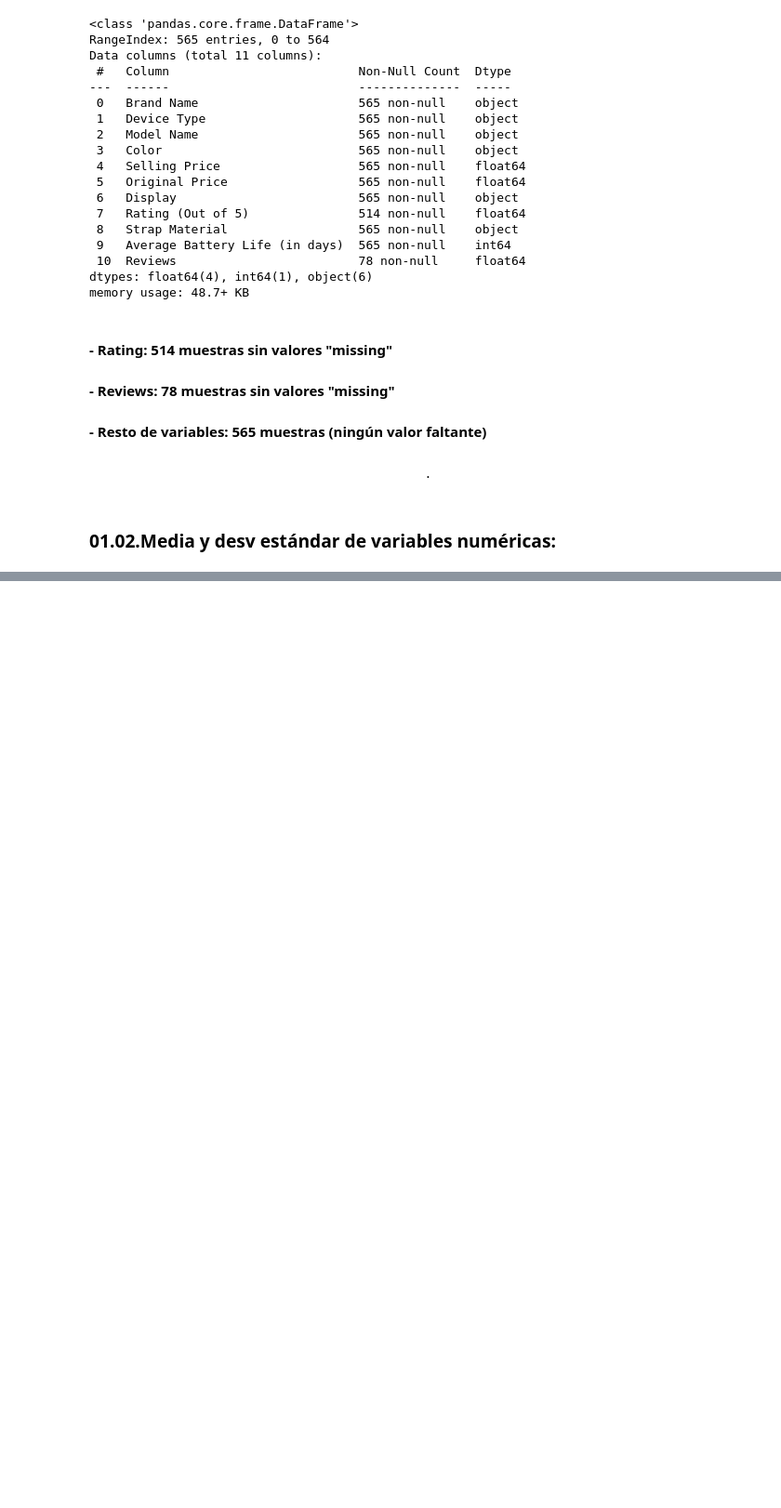
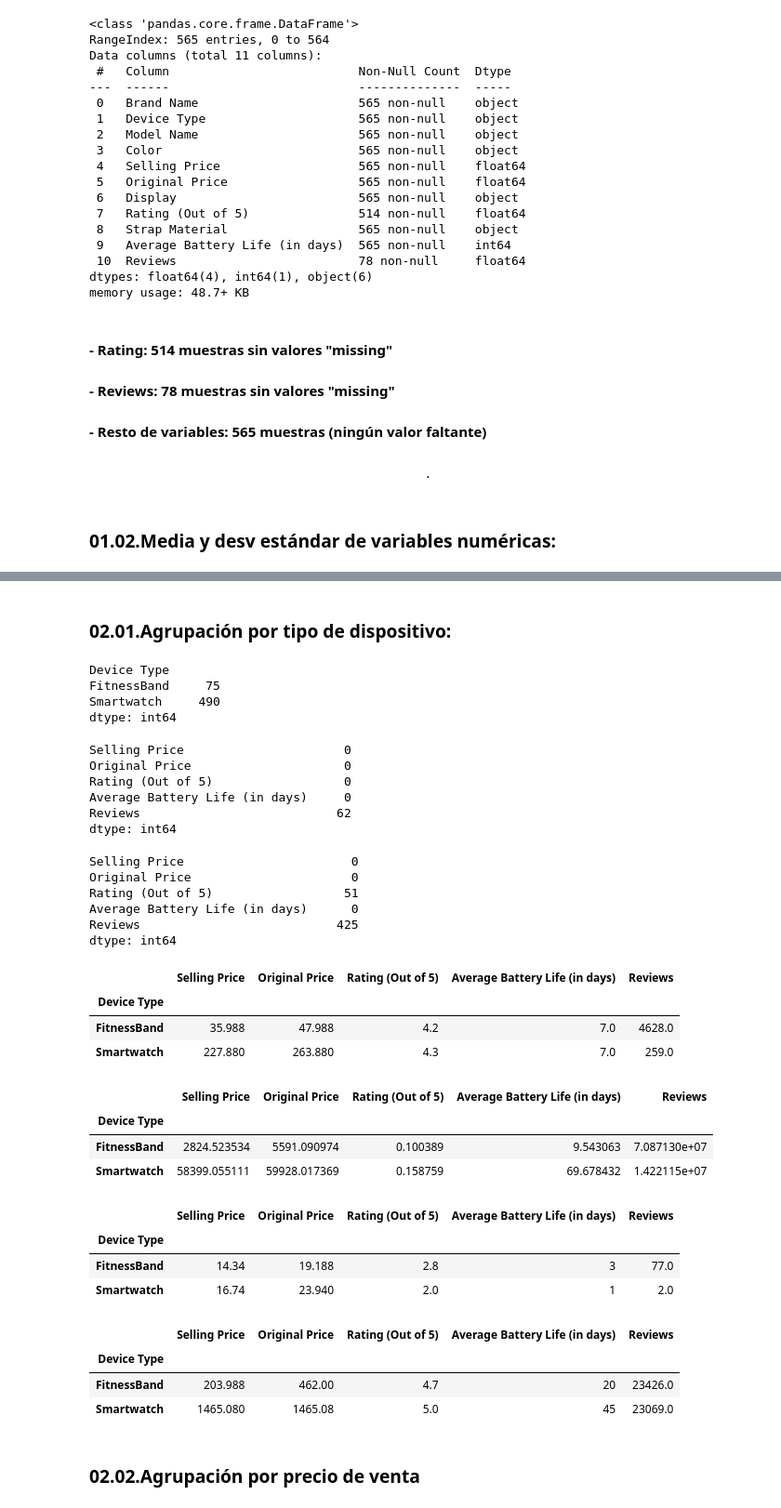
Before and after one commit to AlvaroSimonMerino/TrainingPython, a Jupyter notebook: 01_Python/01_PracticaPython/02_Codigo/PracticaPython_POCD.ipynb, the cells around one changed output, grey strips where cells are left out. Shown at 93% size. Drawn from its saved outputs; the diff is of its cells as text; code cells hidden in the pictures; blank space fills up the shorter version.

```diff
--- a/01_Python/01_PracticaPython/02_Codigo/PracticaPython_POCD.ipynb
+++ b/01_Python/01_PracticaPython/02_Codigo/PracticaPython_POCD.ipynb
@@ -213,0 +226,71 @@ valnum_df
+# %% [markdown]
+### 02.01.Agrupación por tipo de dispositivo:  <a class="anchor" id="02.01.Agrupación-por-tipo-de-dispositivo:"></a>
+# %%
+# Usamos la función groupby() para agrupar los datos en función al tipo de dispositivo
+dev = fitness_df.groupby("Device Type")
+dev_fb = fitness_df[fitness_df["Device Type"] == "FitnessBand"]
+dev_sw = fitness_df[fitness_df["Device Type"] == "Smartwatch"]
+
+# Y ahora imprimimos los estadisticos
+# %%
+# Número de observaciones
+dev.size()
+# %% [output]
+Device Type
+FitnessBand     75
+Smartwatch     490
+dtype: int64
+# %%
+# Número de valores ausentes del tipo fitnessband
+dev_fb.select_dtypes(include = numerics).isnull().sum()
+# %% [output]
+Selling Price                      0
+Original Price                     0
+Rating (Out of 5)                  0
+Average Battery Life (in days)     0
+Reviews                           62
+dtype: int64
+# %%
+# Número de valores ausentes del tipo smartwatch
+dev_sw.select_dtypes(include = numerics).isnull().sum()
+# %% [output]
+Selling Price                       0
+Original Price                      0
+Rating (Out of 5)                  51
+Average Battery Life (in days)      0
+Reviews                           425
+dtype: int64
+# %%
+# Mediana de las variables númericas
+dev.median()
+# %% [output]
+|  | Selling Price | Original Price | Rating (Out of 5) | Average Battery Life (in days) | Reviews |
+| Device Type |  |  |  |  |  |
+| FitnessBand | 35.988 | 47.988 | 4.2 | 7.0 | 4628.0 |
+| Smartwatch | 227.880 | 263.880 | 4.3 | 7.0 | 259.0 |
+# %%
+# Varianza de las variables númericas
+dev.var()
+# %% [output]
+|  | Selling Price | Original Price | Rating (Out of 5) | Average Battery Life (in days) | Reviews |
+| Device Type |  |  |  |  |  |
+| FitnessBand | 2824.523534 | 5591.090974 | 0.100389 | 9.543063 | 7.087130e+07 |
+| Smartwatch | 58399.055111 | 59928.017369 | 0.158759 | 69.678432 | 1.422115e+07 |
+# %%
+# Mínimos valores
+dev.min().select_dtypes(include = numerics)
+# %% [output]
+|  | Selling Price | Original Price | Rating (Out of 5) | Average Battery Life (in days) | Reviews |
+| Device Type |  |  |  |  |  |
+| FitnessBand | 14.34 | 19.188 | 2.8 | 3 | 77.0 |
+| Smartwatch | 16.74 | 23.940 | 2.0 | 1 | 2.0 |
+# %%
+# Máximos valores
+dev.max().select_dtypes(include = numerics)
+# %% [output]
+|  | Selling Price | Original Price | Rating (Out of 5) | Average Battery Life (in days) | Reviews |
+| Device Type |  |  |  |  |  |
+| FitnessBand | 203.988 | 462.00 | 4.7 | 20 | 23426.0 |
+| Smartwatch | 1465.080 | 1465.08 | 5.0 | 45 | 23069.0 |
+# %% [markdown]
+### 02.02.Agrupación por precio de venta  <a class="anchor" id="02.02.Agrupación-por-precio-de-venta"></a>
```
Also changed, not shown: parts of 41 cells of this notebook.
